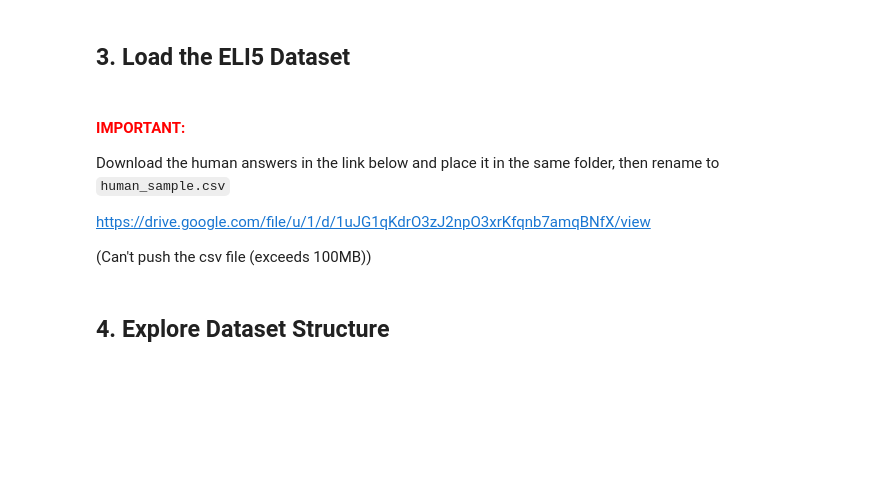
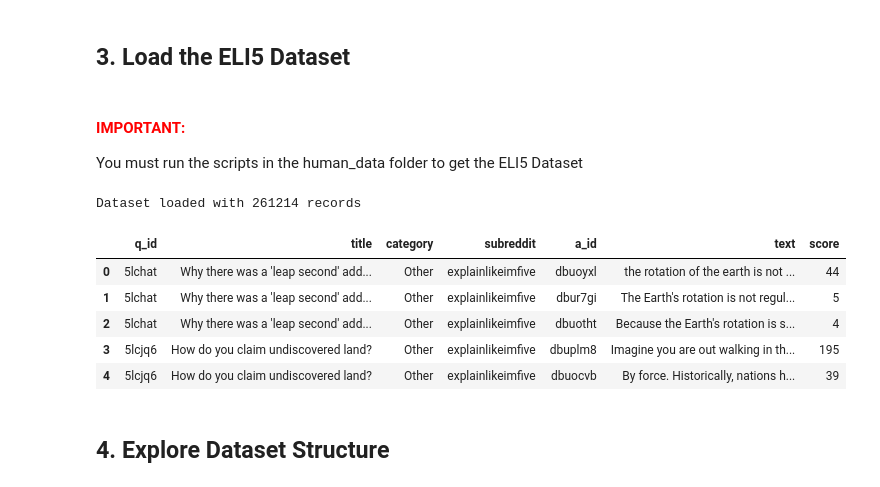
Before and after one commit to tonyyyy0304/STINTSYMCO, a Jupyter notebook: GENERATE_DATASET.ipynb, the cells around one changed output. Drawn from its saved outputs; the diff is of its cells as text; code cells hidden in the pictures; blank space fills up the shorter version.

Commit message:
feat: added human data generation scripts

```diff
--- a/GENERATE_DATASET.ipynb
+++ b/GENERATE_DATASET.ipynb
@@ -70,17 +78,21 @@ for model in genai.list_models():
 ## 3. Load the ELI5 Dataset
 # %% [markdown]
 ####  **<span style="color:red">IMPORTANT: <span>**
-Download the human answers in the link below and place it in the same folder, then rename to `human_sample.csv`
-
-https://drive.google.com/file/u/1/d/1uJG1qKdrO3zJ2npO3xrKfqnb7amqBNfX/view
-
-(Can't push the csv file (exceeds 100MB))
+You must run the scripts in the human_data folder to get the ELI5 Dataset
 # %%
-path="./human_sample.csv"
+path="./human_data/output/eli5_combined.csv"
 
 df = pd.read_csv(path)
 print(f"Dataset loaded with {len(df)} records")
 df.head()
+# %% [output]
+Dataset loaded with 261214 records
+|  | q_id | title | category | subreddit | a_id | text | score |
+| 0 | 5lchat | Why there was a 'leap second' add... | Other | explainlikeimfive | dbuoyxl | the rotation of the earth is not ... | 44 |
+| 1 | 5lchat | Why there was a 'leap second' add... | Other | explainlikeimfive | dbur7gi | The Earth's rotation is not regul... | 5 |
+| 2 | 5lchat | Why there was a 'leap second' add... | Other | explainlikeimfive | dbuotht | Because the Earth's rotation is s... | 4 |
+| 3 | 5lcjq6 | How do you claim undiscovered land? | Other | explainlikeimfive | dbuplm8 | Imagine you are out walking in th... | 195 |
+| 4 | 5lcjq6 | How do you claim undiscovered land? | Other | explainlikeimfive | dbuocvb | By force. Historically, nations h... | 39 |
 # %% [markdown]
 ## 4. Explore Dataset Structure
 # %%
```
Also changed, not shown: parts of 4 cells of this notebook, 3 other files.
